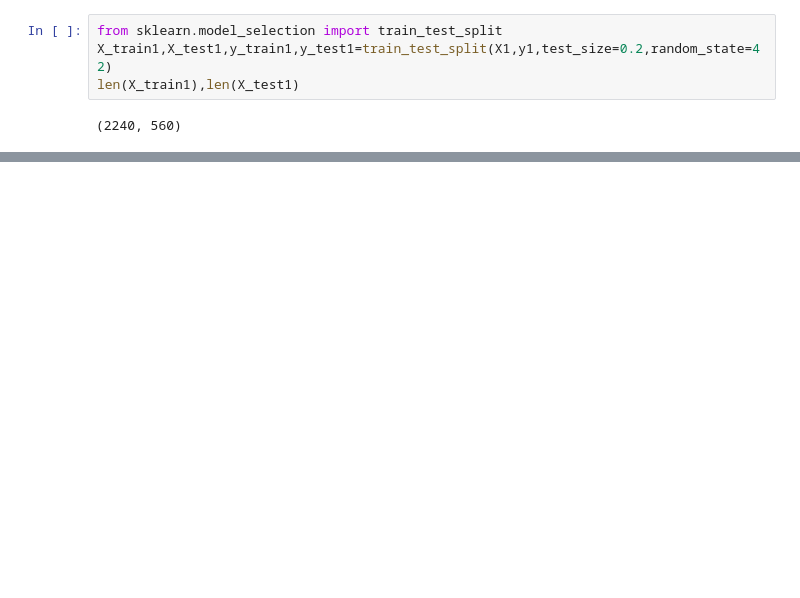
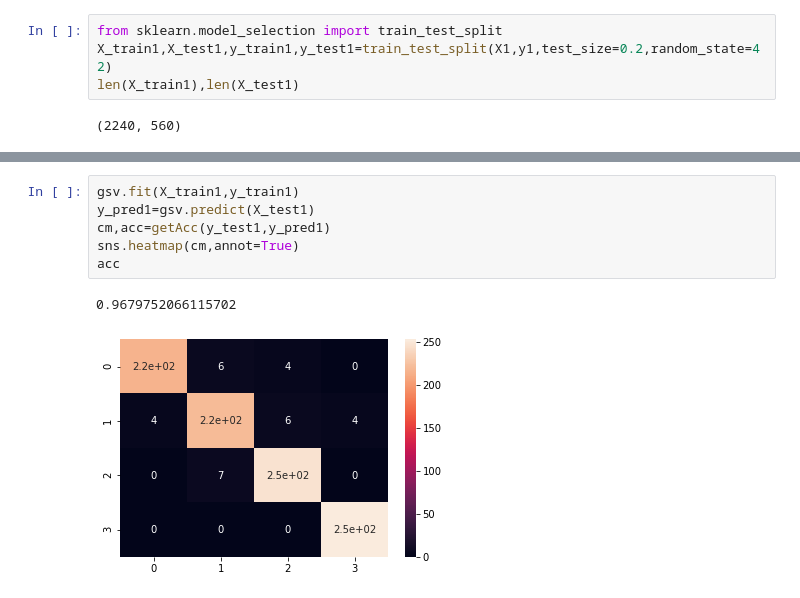
Before and after one commit to dhruvil-shah/ML-Term-Assignment, a Jupyter notebook: model.ipynb, the cells around one changed output, grey strips where cells are left out. Saved outputs shown, nothing was run; the diff lists cells and outputs as text; blank space fills up the shorter version.

```diff
--- a/model.ipynb
+++ b/model.ipynb
@@ -387,0 +414,9 @@ SMOTE is a approach for oversampling but used for only binary data so not used
+# %%
+gsv.fit(X_train1,y_train1)
+y_pred1=gsv.predict(X_test1)
+cm,acc=getAcc(y_test1,y_pred1)
+sns.heatmap(cm,annot=True)
+acc
+# %% [output]
+0.9679752066115702
+[figure, added]
```
Also changed, not shown: parts of 27 cells of this notebook, 1 other file.
